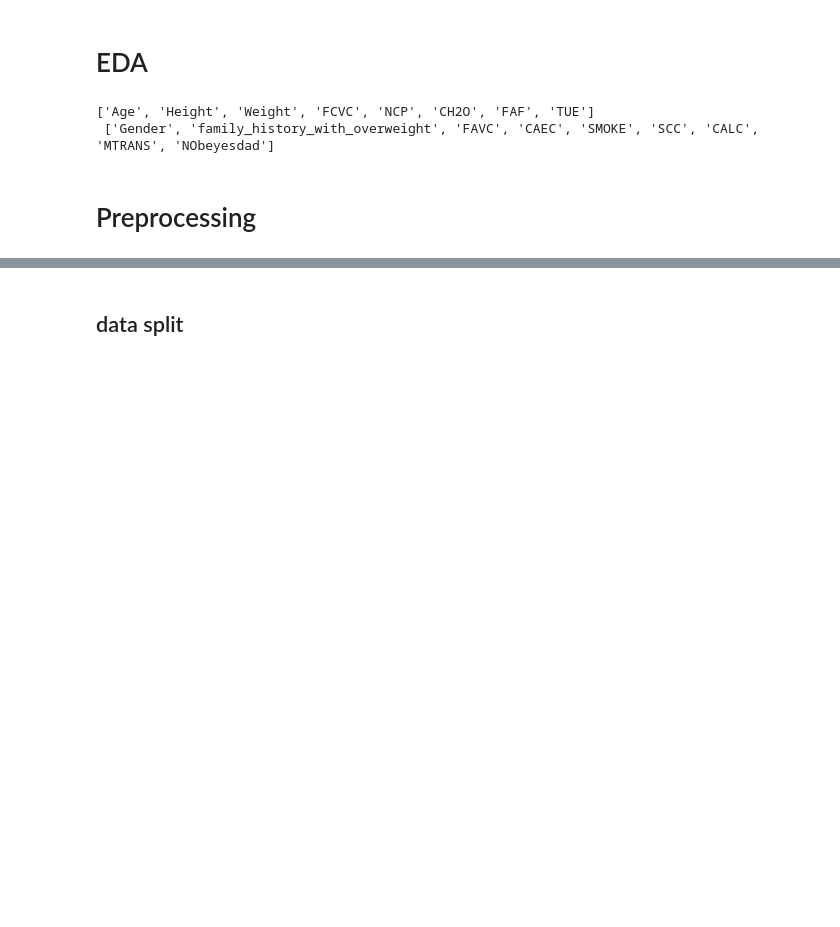
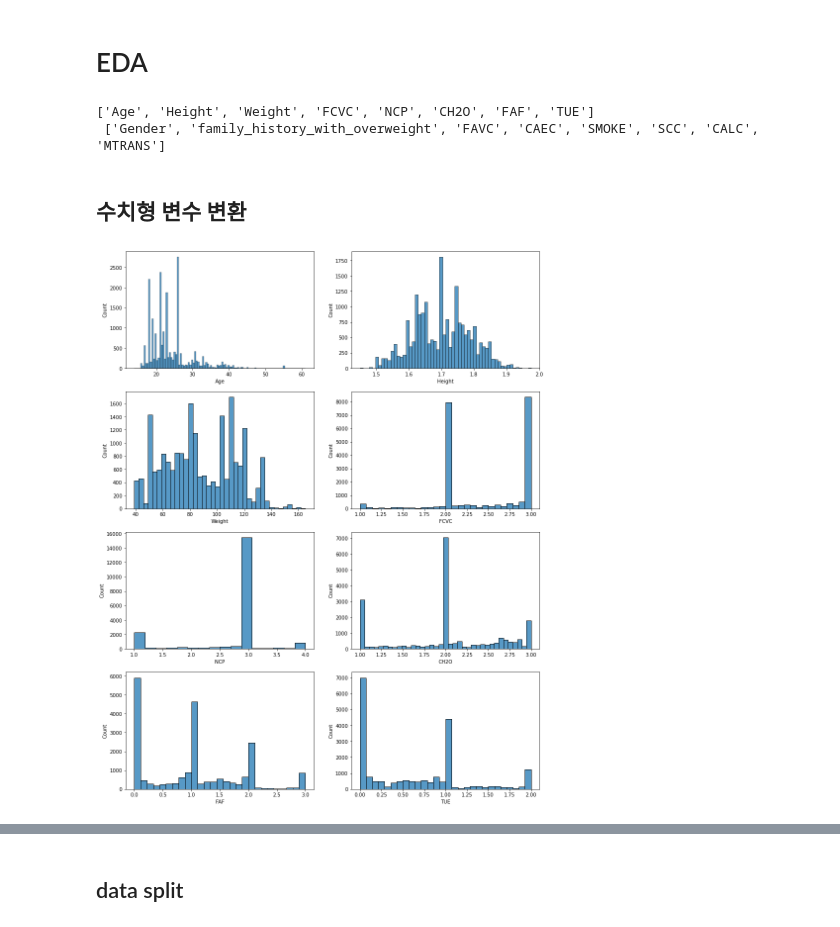
Before and after one commit to h1cho/DAStudy-sun, a Jupyter notebook: HYEWON/Multi-Class Prediction of Obesity Risk_modeling.ipynb, the cells around one changed output, grey strips where cells are left out. Saved outputs shown, nothing was run; the diff lists cells and outputs as text; code cells hidden in the pictures; blank space fills up the shorter version.

```diff
--- a/HYEWON/Multi-Class Prediction of Obesity Risk_modeling.ipynb
+++ b/HYEWON/Multi-Class Prediction of Obesity Risk_modeling.ipynb
@@ -79,10 +79,18 @@ test.set_index("id", drop=True, inplace=True)
 # %%
 # 수치형, 범주형 변수 리스트 저장
 num_list = train.select_dtypes("number").columns.to_list()
-cat_list = train.select_dtypes("object").columns.to_list()
+cat_list = train.select_dtypes("object").columns.to_list()[:-1]  # target 변수 제외
 print(num_list, "\n", cat_list)
 # %% [output]
 ['Age', 'Height', 'Weight', 'FCVC', 'NCP', 'CH2O', 'FAF', 'TUE']
- ['Gender', 'family_history_with_overweight', 'FAVC', 'CAEC', 'SMOKE', 'SCC', 'CALC', 'MTRANS', 'NObeyesdad']
+ ['Gender', 'family_history_with_overweight', 'FAVC', 'CAEC', 'SMOKE', 'SCC', 'CALC', 'MTRANS']
-# %% [markdown]
-# Preprocessing
+# %% [markdown]
+## 수치형 변수 변환
+# %%
+# 분포 확인
+fig, axes = plt.subplots(nrows=4, ncols=2, figsize=(15,20))
+
+for i, col_name in enumerate(num_list):
+    sns.histplot(data=train[col_name], ax=axes[i//2, i%2])
+# %% [output]
+[figure, added]
```
Also changed, not shown: parts of 71 cells of this notebook.
